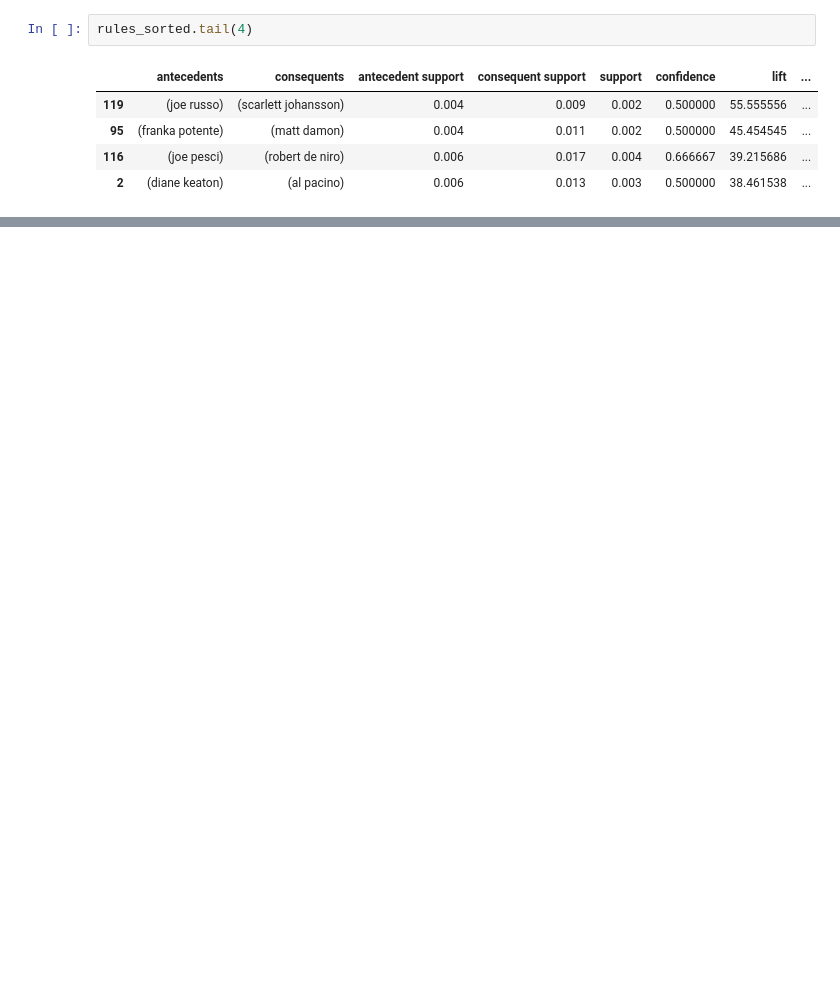
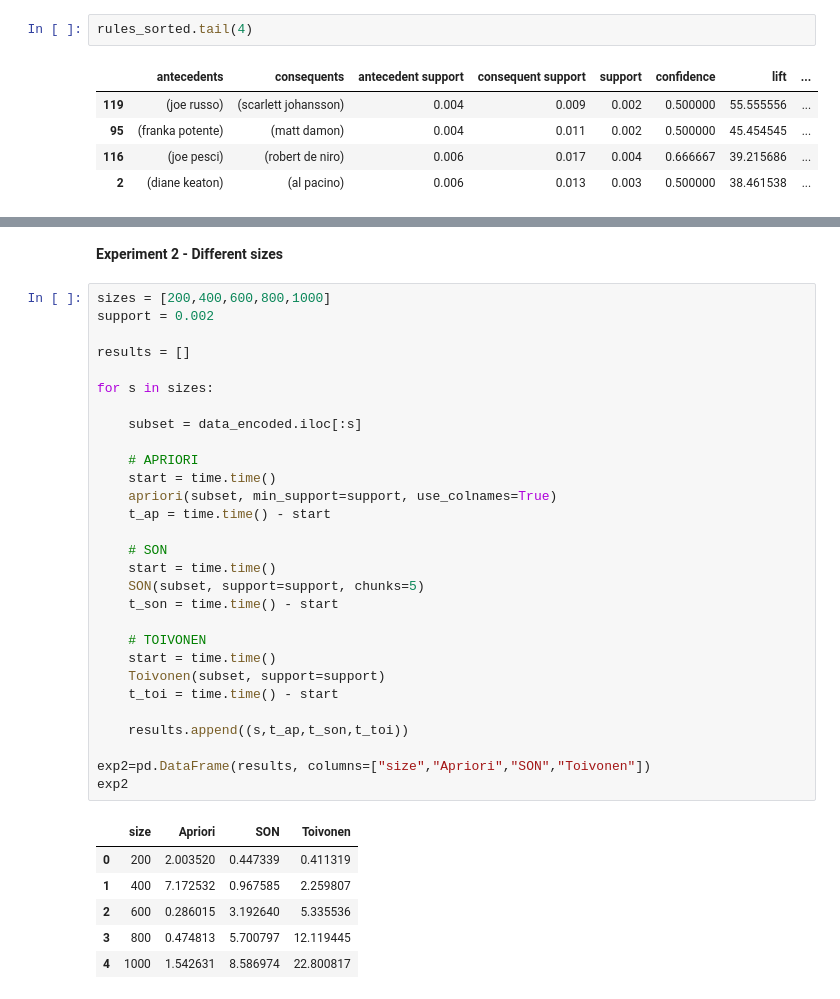
Before and after one commit to Diego-LeivaC/market-leiva, a Jupyter notebook: market-notebook.ipynb, the cells around one changed output, grey strips where cells are left out. Drawn from its saved outputs; the diff is of its cells as text; blank space fills up the shorter version.

```diff
--- a/market-notebook.ipynb
+++ b/market-notebook.ipynb
@@ -314,0 +530,38 @@ Although Apriori is effective for discovering frequent itemsets, it requires mul
+# %% [markdown]
+**Experiment 2 - Different sizes**
+# %%
+sizes = [200,400,600,800,1000]
+support = 0.002
+
+results = []
+
+for s in sizes:
+
+    subset = data_encoded.iloc[:s]
+
+    # APRIORI
+    start = time.time()
+    apriori(subset, min_support=support, use_colnames=True)
+    t_ap = time.time() - start
+
+    # SON
+    start = time.time()
+    SON(subset, support=support, chunks=5)
+    t_son = time.time() - start
+
+    # TOIVONEN
+    start = time.time()
+    Toivonen(subset, support=support)
+    t_toi = time.time() - start
+
+    results.append((s,t_ap,t_son,t_toi))
+
+exp2=pd.DataFrame(results, columns=["size","Apriori","SON","Toivonen"])
+exp2
+# %% [output]
+|  | size | Apriori | SON | Toivonen |
+| 0 | 200 | 2.003520 | 0.447339 | 0.411319 |
+| 1 | 400 | 7.172532 | 0.967585 | 2.259807 |
+| 2 | 600 | 0.286015 | 3.192640 | 5.335536 |
+| 3 | 800 | 0.474813 | 5.700797 | 12.119445 |
+| 4 | 1000 | 1.542631 | 8.586974 | 22.800817 |
```
Also changed, not shown: parts of 54 cells of this notebook.
